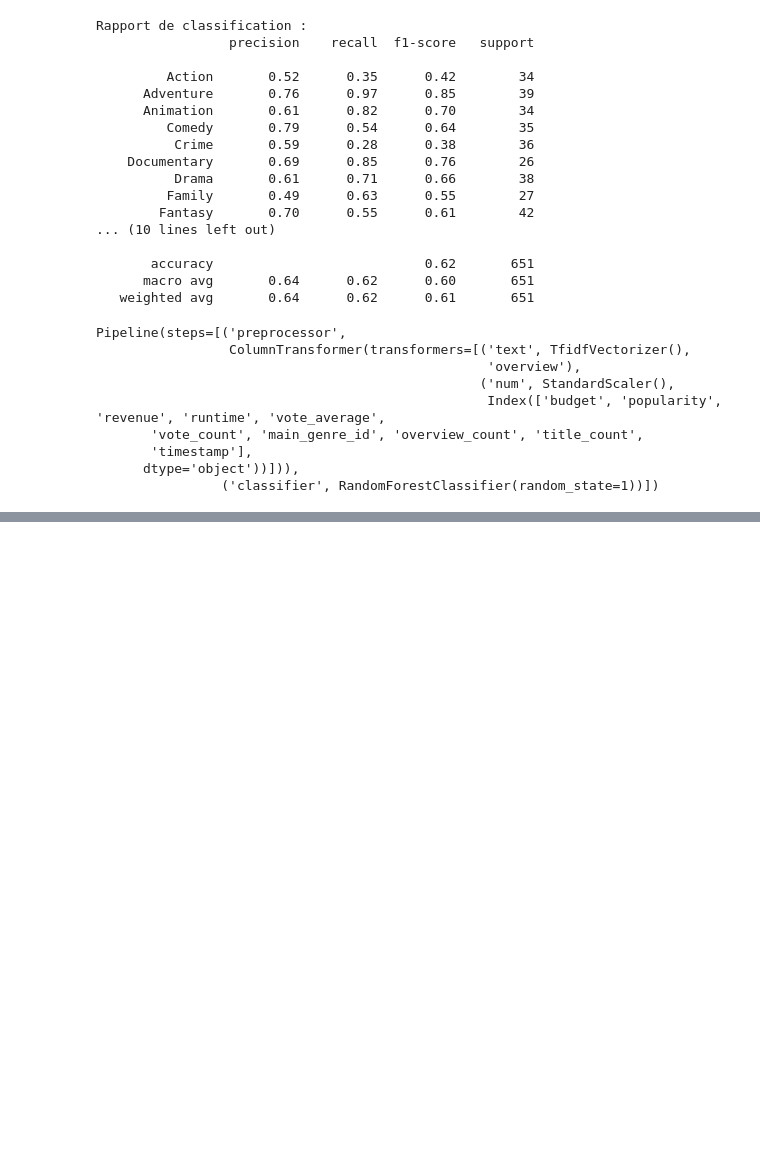
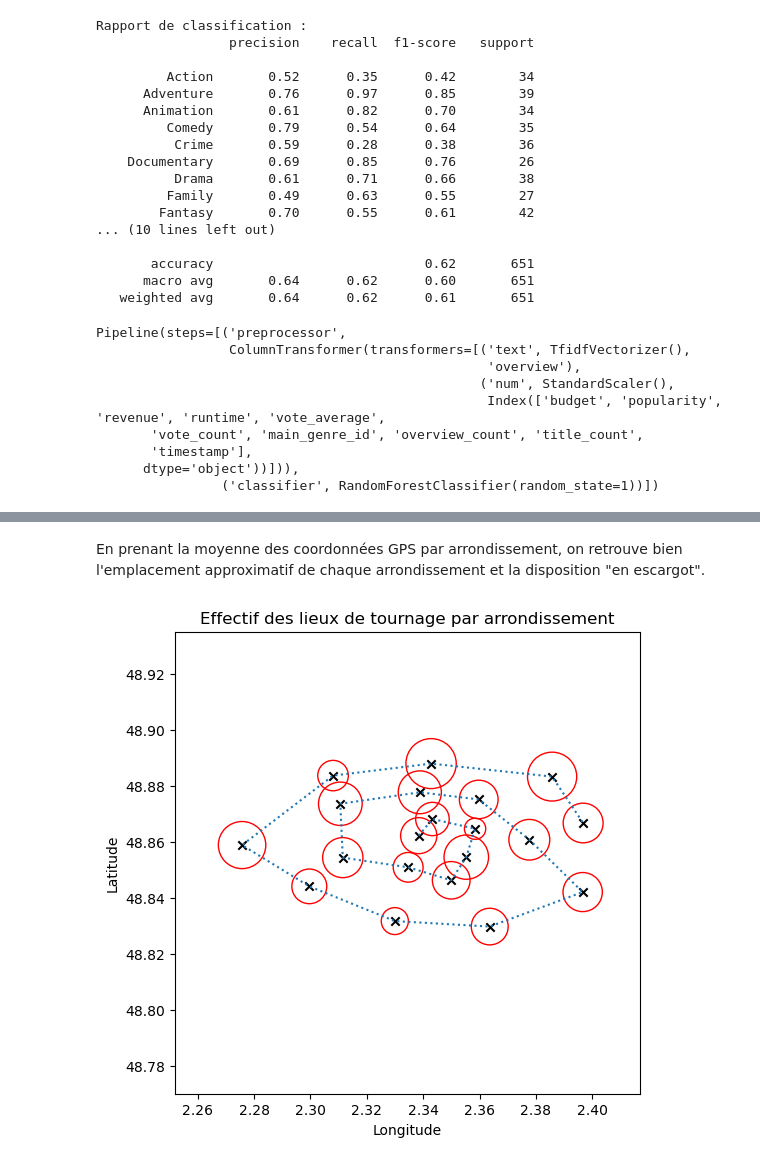
Before and after one commit to gillesfevry/MiseEnProd, a Jupyter notebook: Notebook Main.ipynb, the cells around one changed output, grey strips where cells are left out. Saved outputs shown, nothing was run; the diff lists cells and outputs as text; code cells hidden in the pictures; blank space fills up the shorter version.

```diff
--- a/Notebook Main.ipynb
+++ b/Notebook Main.ipynb
@@ -624,0 +870,42 @@ Pipeline(steps=[('preprocessor',
+# %% [markdown]
+En prenant la moyenne des coordonnées GPS par arrondissement, on retrouve bien l'emplacement approximatif de chaque arrondissement et la disposition "en escargot".
+# %%
+# Créer une figure et un axe
+#fig, ax = plt.subplots()
+
+# Ajouter un cercle
+#circle = plt.Circle((0.5, 0.5), 0.3, color='red', fill=True)  # Cercle rempli
+#ax.add_artist(circle)
+
+# Ajuster les limites de l'axe
+#ax.set_xlim(0, 1)
+#ax.set_ylim(0, 1)
+#ax.set_aspect('equal')
+
+
+
+fig, ax = plt.subplots(figsize=(6, 6)) #format de la feuille carré de coté 6 pouces
+ax.set_xlim(2.252, 2.417)
+ax.set_ylim(48.77, 48.935)
+
+#afficher les coordonnées moyennes des lieux de tournage par arrondissement
+plt.scatter(df_mean_x['Coordonnée en X'],df_mean_y['Coordonnée en Y'], marker='x', color='k')
+
+#les relier
+plt.plot(df_mean_x['Coordonnée en X'],df_mean_y['Coordonnée en Y'], linestyle='dotted')
+
+
+#afficher des cercles dont le rayon correspond à l'effectif par arrondissement
+for code_postal in filtred_gdf_merge['Code postal'].unique():
+    circle= plt.Circle((df_mean_x['Coordonnée en X'].loc[code_postal],
+    df_mean_x['Coordonnée en Y'].loc[code_postal]),
+    df_mean_x['Rayon'].loc[code_postal],
+    color='red', fill=False)  # Cercle rempli
+    ax.add_artist(circle)
+
+plt.title('Effectif des lieux de tournage par arrondissement')
+plt.xlabel('Longitude')
+plt.ylabel('Latitude')
+plt.show()
+# %% [output]
+[figure, added]
```
Also changed, not shown: parts of 39 cells of this notebook, 6 other files.
